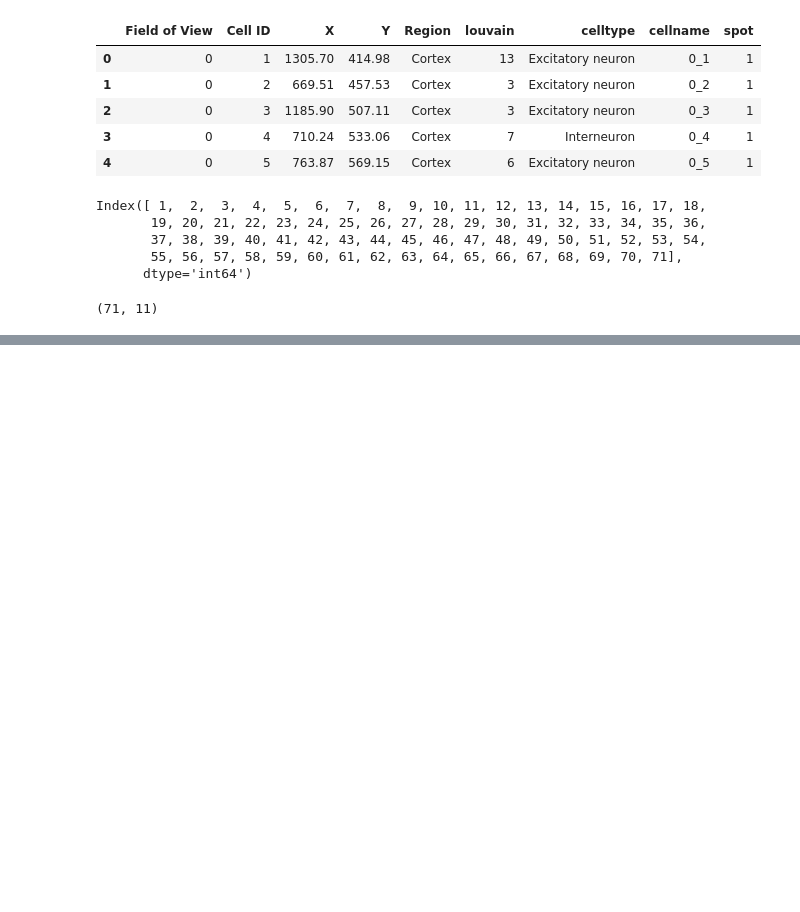
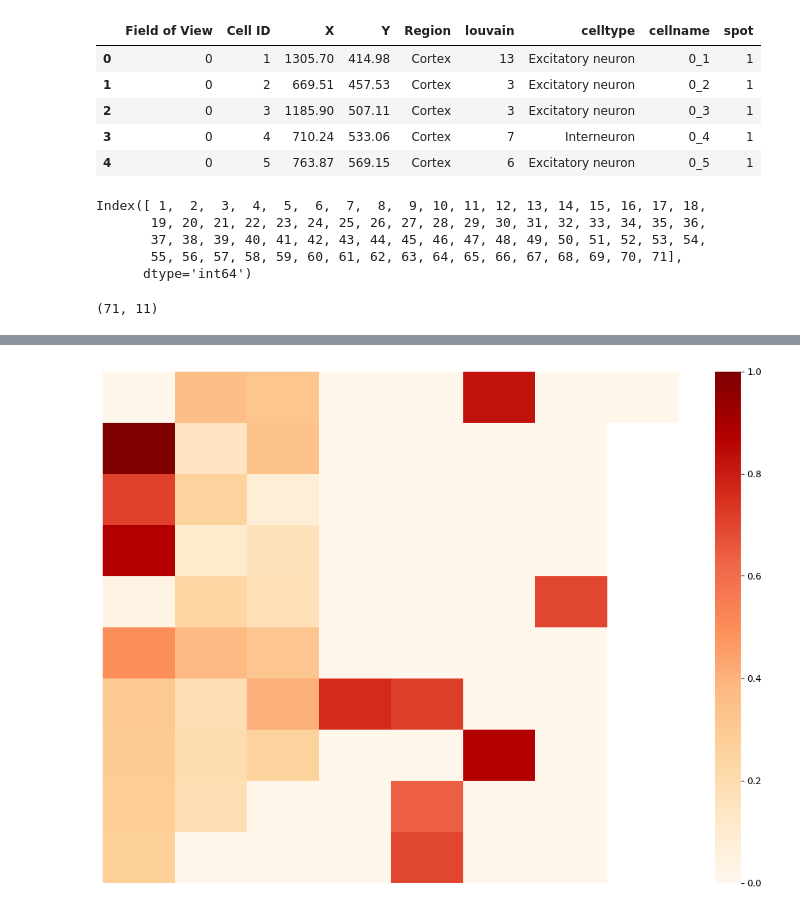
Before and after one commit to Angel030331/BIOF3001_Group_project, a Jupyter notebook: seqFISH+_ref/seqFISH_data_mapping.ipynb, the cells around one changed output, grey strips where cells are left out. Saved outputs shown, nothing was run; the diff lists cells and outputs as text; code cells hidden in the pictures; blank space fills up the shorter version.

```diff
--- a/seqFISH+_ref/seqFISH_data_mapping.ipynb
+++ b/seqFISH+_ref/seqFISH_data_mapping.ipynb
@@ -700,0 +763,15 @@ seqFISH_groundtruth_byspot.to_csv('/Users/onkiwong/Documents/GitHub/BIOF3001_Gro
+# %%
+spatialdwls = 'methods/SpatialDWLS_seqFISH_10000.csv'
+
+spatialdwls_df = pd.read_csv(spatialdwls, header=0)
+filled_spatialdwls = spatialdwls_df['eNeuron'].values.tolist() + [np.nan] * (80 - spatialdwls_df.shape[0])
+
+spatialdwls_mat = pd.DataFrame(filled_spatialdwls).values.reshape(8, 10).T
+
+plt.figure(figsize=(14, 10))
+sns.heatmap(spatialdwls_mat, cmap='OrRd', annot=False)
+plt.xticks([])
+plt.yticks([])
+plt.show()
+# %% [output]
+[figure, added]
```
Also changed, not shown: parts of 5 cells of this notebook, 5 other files.
